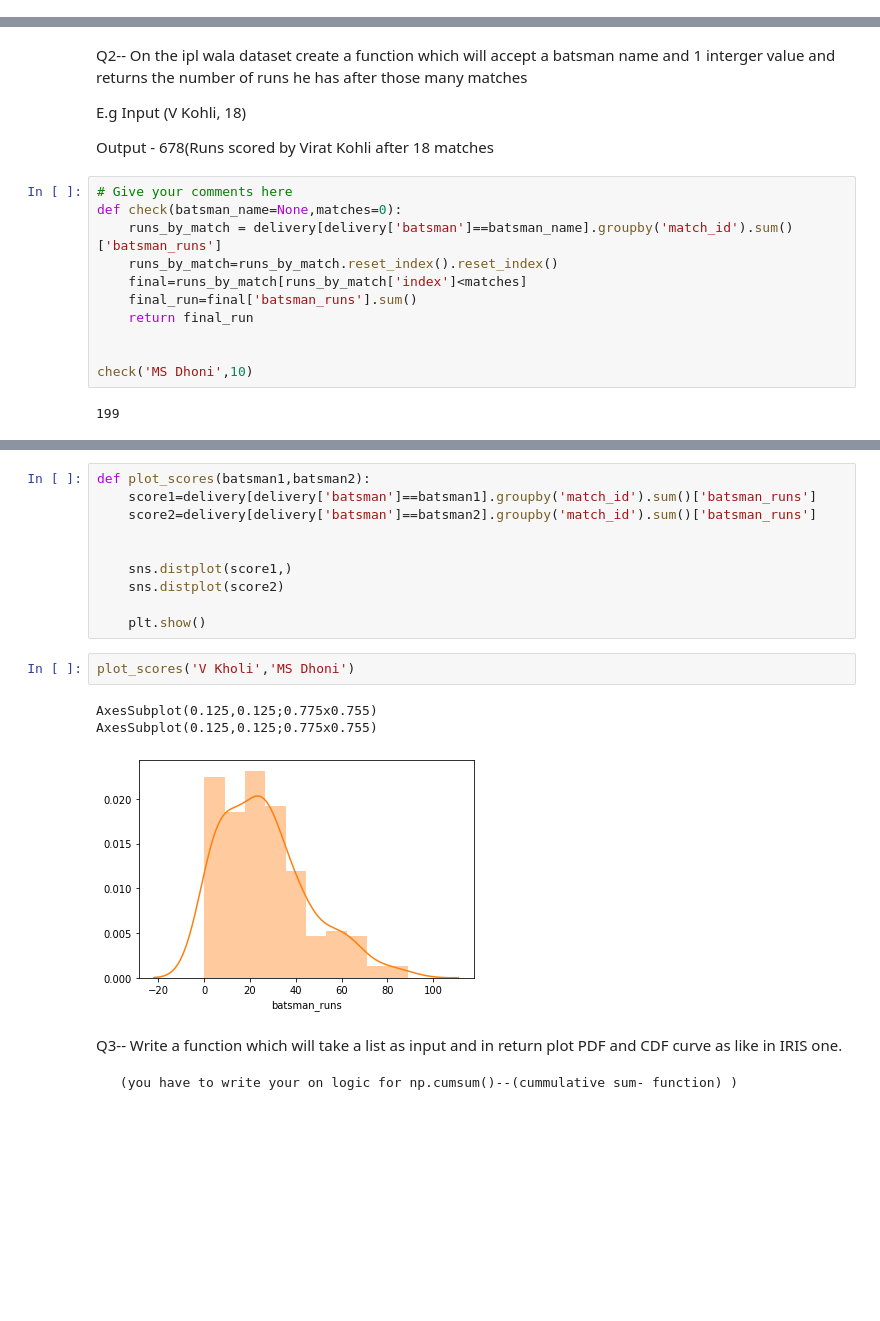
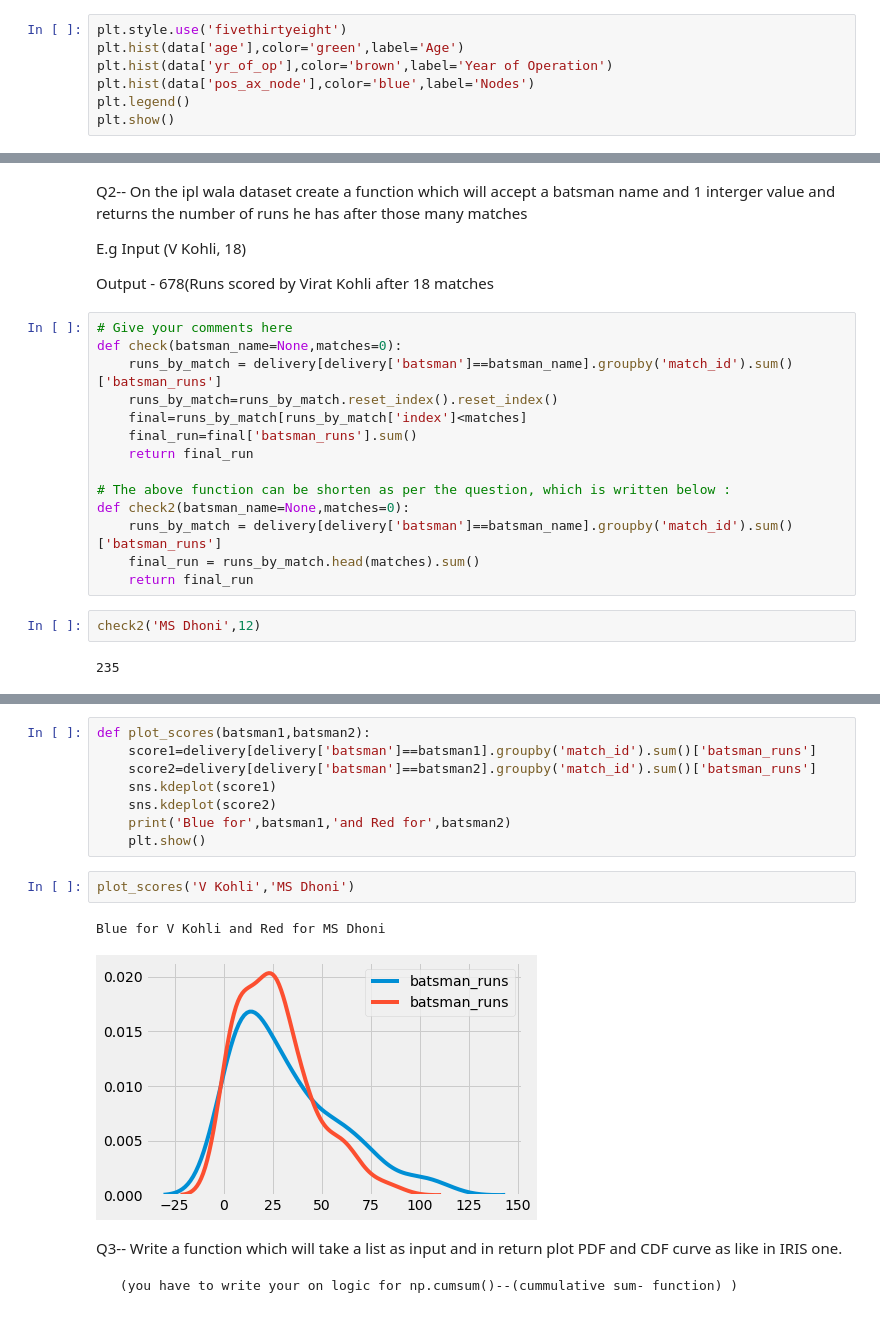
Before and after one commit to wasifekbal/statistics, a Jupyter notebook: Statistics_Assignment(PDF&CDF).ipynb, the cells around one changed output, grey strips where cells are left out. Saved outputs shown, nothing was run; the diff lists cells and outputs as text; blank space fills up the shorter version.

```diff
--- a/Statistics_Assignment(PDF&CDF).ipynb
+++ b/Statistics_Assignment(PDF&CDF).ipynb
@@ -53,3 +37,10 @@ Q1-- Plot Histogram for all fearutes of the data set and write comments on which
 (Hint: Use same process as did in iris data set.)
 # %%
 #Write your code here for ploting--
+# %%
+plt.style.use('fivethirtyeight')
+plt.hist(data['age'],color='green',label='Age')
+plt.hist(data['yr_of_op'],color='brown',label='Year of Operation')
+plt.hist(data['pos_ax_node'],color='blue',label='Nodes')
+plt.legend()
+plt.show()
@@ -70,10 +65,15 @@ def check(batsman_name=None,matches=0):
     final_run=final['batsman_runs'].sum()
     return final_run
 
-
-check('MS Dhoni',10)
+# The above function can be shorten as per the question, which is written below :
+def check2(batsman_name=None,matches=0):
+    runs_by_match = delivery[delivery['batsman']==batsman_name].groupby('match_id').sum()['batsman_runs']
+    final_run = runs_by_match.head(matches).sum()
+    return final_run
-# %% [output]
-199
+# %%
+check2('MS Dhoni',12)
+# %% [output]
+235
 # %% [markdown]
 Q3: Write a function which will plot the match wise scores of two batsman in the form of a PDF, check this [image](https://drive.google.com/open?id=18y9DiuVvNZ3p5LIBv-eaDVxNtXrI7hp9)
 <img src=""/>
@@ -81,18 +81,15 @@ Q3: Write a function which will plot the match wise scores of two batsman in the
 def plot_scores(batsman1,batsman2):
     score1=delivery[delivery['batsman']==batsman1].groupby('match_id').sum()['batsman_runs']
     score2=delivery[delivery['batsman']==batsman2].groupby('match_id').sum()['batsman_runs']
-
-
-    sns.distplot(score1,)
-    sns.distplot(score2)
-
+    sns.kdeplot(score1)
+    sns.kdeplot(score2)
+    print('Blue for',batsman1,'and Red for',batsman2)
     plt.show()
 # %%
-plot_scores('V Kholi','MS Dhoni')
+plot_scores('V Kohli','MS Dhoni')
 # %% [output]
-AxesSubplot(0.125,0.125;0.775x0.755)
-AxesSubplot(0.125,0.125;0.775x0.755)
+Blue for V Kohli and Red for MS Dhoni
-[figure, old version]
+[figure, new version]
 # %% [markdown]
 Q3-- Write a function which will take a list as input and in return plot PDF and CDF curve as like in IRIS one.
 
```
Also changed, not shown: parts of 8 cells of this notebook.
